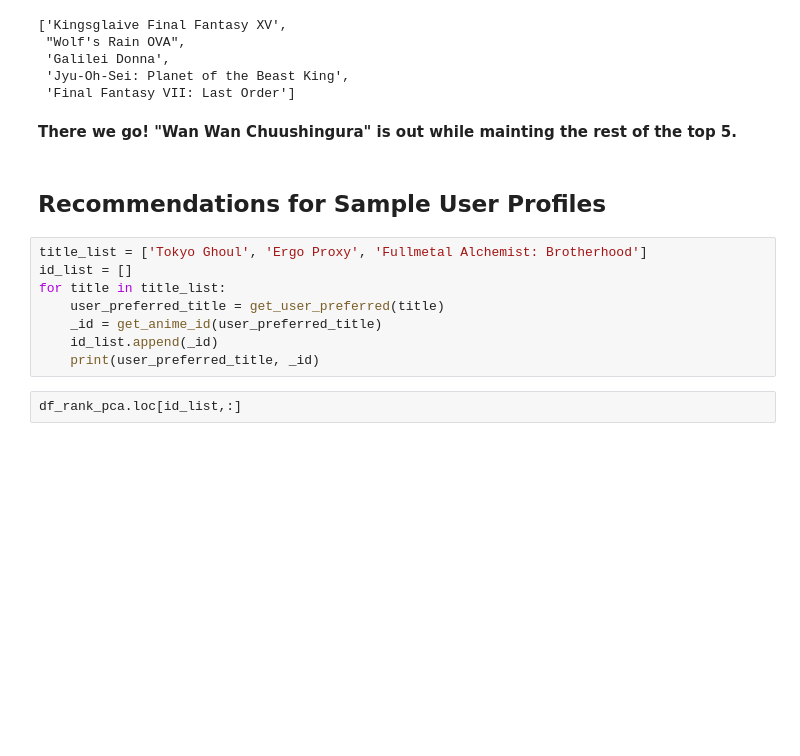
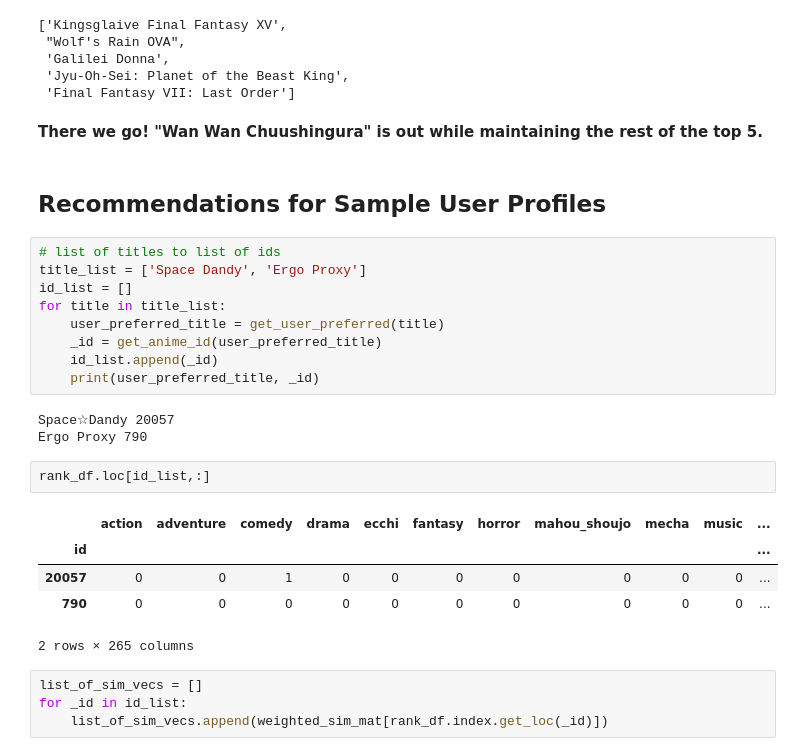
Before and after one commit to sn-ekstrand/content-based-anime-recommender, a Jupyter notebook: sample_users.ipynb, the cells around one changed output. Saved outputs shown, nothing was run; the diff lists cells and outputs as text; blank space fills up the shorter version.

```diff
--- a/sample_users.ipynb
+++ b/sample_users.ipynb
@@ -261,16 +261,30 @@ Getting recommendations for:  Wolf's Rain
  'Jyu-Oh-Sei: Planet of the Beast King',
  'Final Fantasy VII: Last Order']
 # %% [markdown]
-<b> There we go! "Wan Wan Chuushingura" is out while mainting the rest of the top 5. </b>
+<b> There we go! "Wan Wan Chuushingura" is out while maintaining the rest of the top 5. </b>
 # %% [markdown]
 ## Recommendations for Sample User Profiles
 # %%
-title_list = ['Tokyo Ghoul', 'Ergo Proxy', 'Fullmetal Alchemist: Brotherhood']
+# list of titles to list of ids
+title_list = ['Space Dandy', 'Ergo Proxy']
 id_list = []
 for title in title_list:
     user_preferred_title = get_user_preferred(title)
     _id = get_anime_id(user_preferred_title)
     id_list.append(_id)
     print(user_preferred_title, _id)
+# %% [output]
+Space☆Dandy 20057
+Ergo Proxy 790
 # %%
-df_rank_pca.loc[id_list,:]
+rank_df.loc[id_list,:]
+# %% [output]
+|  | action | adventure | comedy | drama | ecchi | fantasy | horror | mahou_shoujo | mecha | music | ... |
+| id |  |  |  |  |  |  |  |  |  |  | ... |
+| 20057 | 0 | 0 | 1 | 0 | 0 | 0 | 0 | 0 | 0 | 0 | ... |
+| 790 | 0 | 0 | 0 | 0 | 0 | 0 | 0 | 0 | 0 | 0 | ... |
+2 rows × 265 columns
+# %%
+list_of_sim_vecs = []
+for _id in id_list:
+    list_of_sim_vecs.append(weighted_sim_mat[rank_df.index.get_loc(_id)])
```
Also changed, not shown: parts of 17 cells of this notebook.
